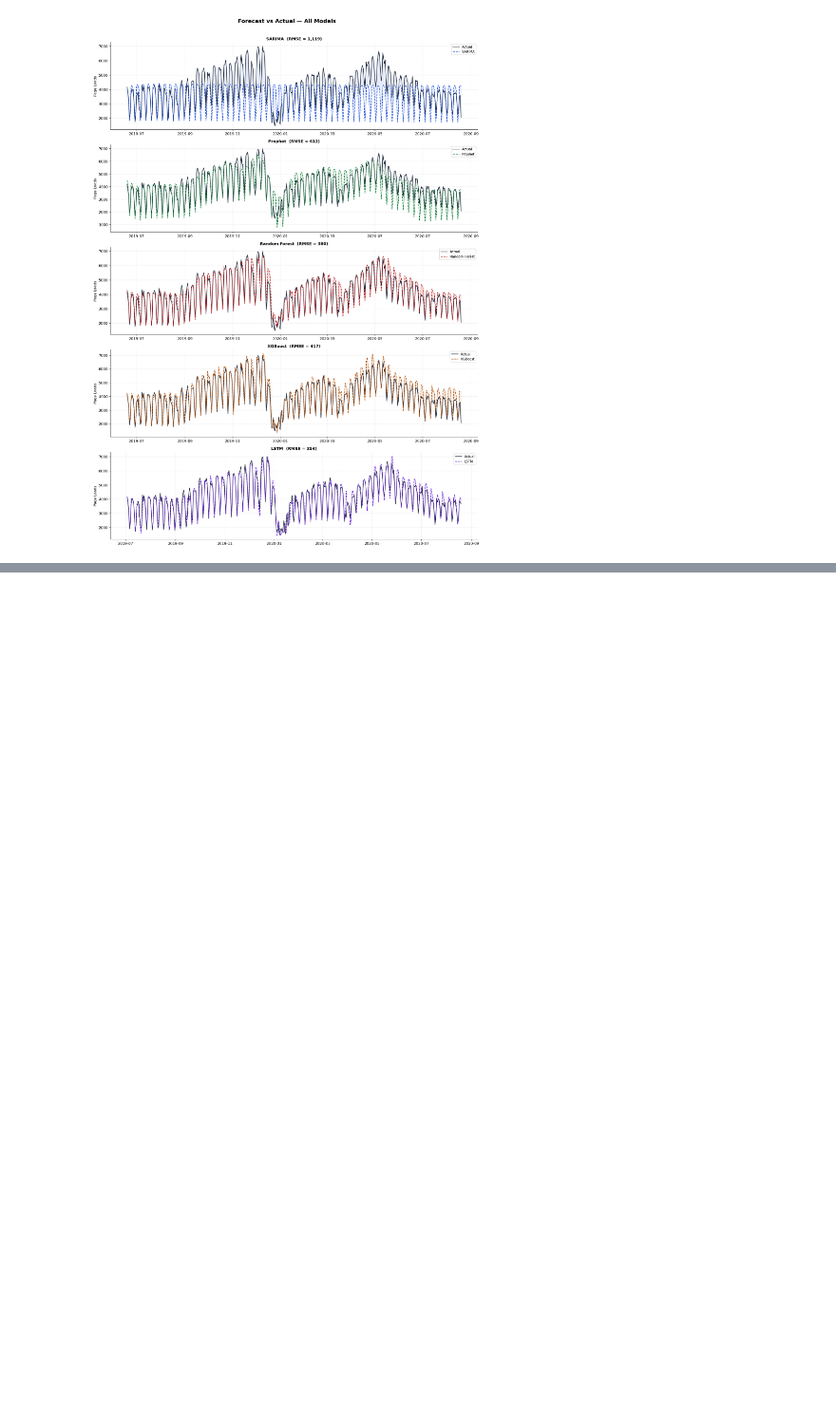
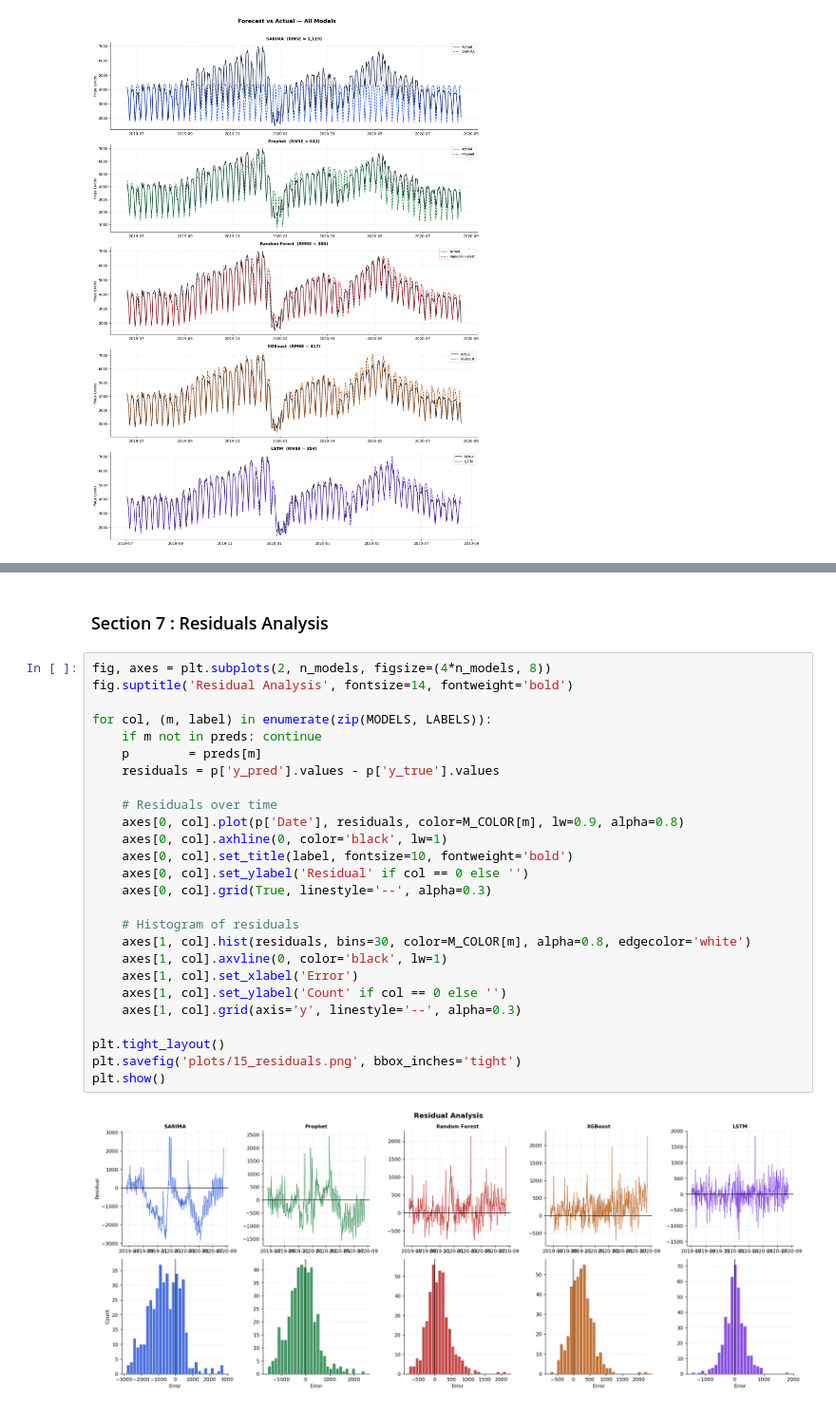
Before and after one commit to afeefanver/Website-Traffic-Forecasting, a Jupyter notebook: Model Evaluation (Website).ipynb, the cells around one changed output, grey strips where cells are left out. Shown at 95% size. Drawn from its saved outputs; the diff is of its cells as text; blank space fills up the shorter version.

```diff
--- a/Model Evaluation (Website).ipynb
+++ b/Model Evaluation (Website).ipynb
@@ -140,0 +164,30 @@ plt.show()
+# %% [markdown]
+### Section 7 : Residuals Analysis
+# %%
+fig, axes = plt.subplots(2, n_models, figsize=(4*n_models, 8))
+fig.suptitle('Residual Analysis', fontsize=14, fontweight='bold')
+
+for col, (m, label) in enumerate(zip(MODELS, LABELS)):
+    if m not in preds: continue
+    p        = preds[m]
+    residuals = p['y_pred'].values - p['y_true'].values
+
+    # Residuals over time
+    axes[0, col].plot(p['Date'], residuals, color=M_COLOR[m], lw=0.9, alpha=0.8)
+    axes[0, col].axhline(0, color='black', lw=1)
+    axes[0, col].set_title(label, fontsize=10, fontweight='bold')
+    axes[0, col].set_ylabel('Residual' if col == 0 else '')
+    axes[0, col].grid(True, linestyle='--', alpha=0.3)
+
+    # Histogram of residuals
+    axes[1, col].hist(residuals, bins=30, color=M_COLOR[m], alpha=0.8, edgecolor='white')
+    axes[1, col].axvline(0, color='black', lw=1)
+    axes[1, col].set_xlabel('Error')
+    axes[1, col].set_ylabel('Count' if col == 0 else '')
+    axes[1, col].grid(axis='y', linestyle='--', alpha=0.3)
+
+plt.tight_layout()
+plt.savefig('plots/15_residuals.png', bbox_inches='tight')
+plt.show()
+# %% [output]
+[figure, added]
```
Also changed, not shown: parts of 9 cells of this notebook.
